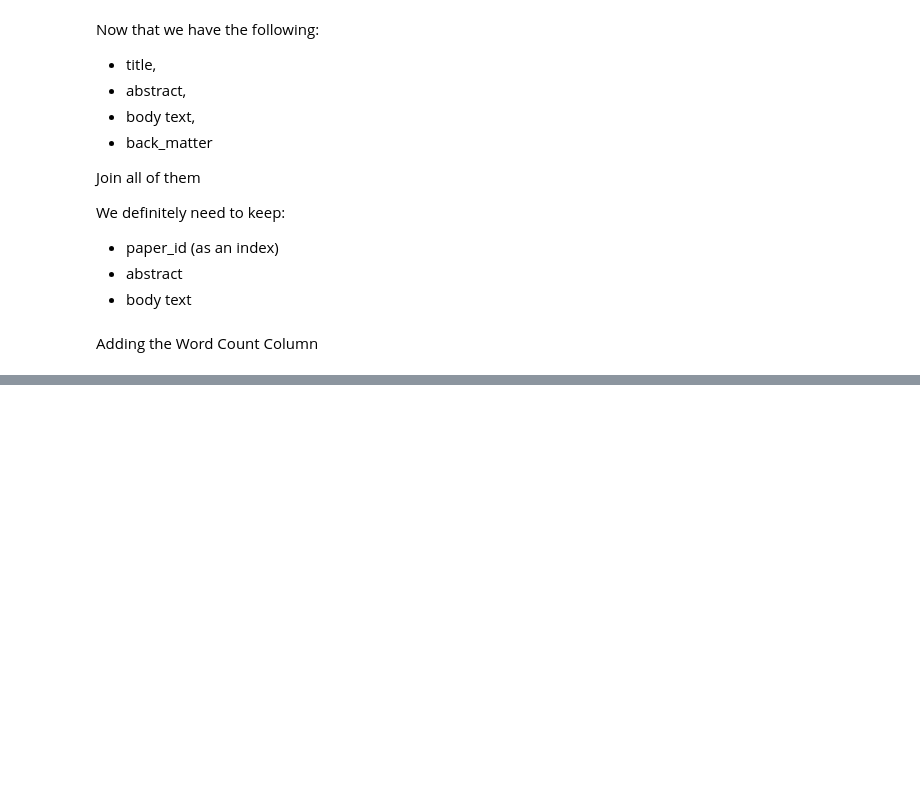
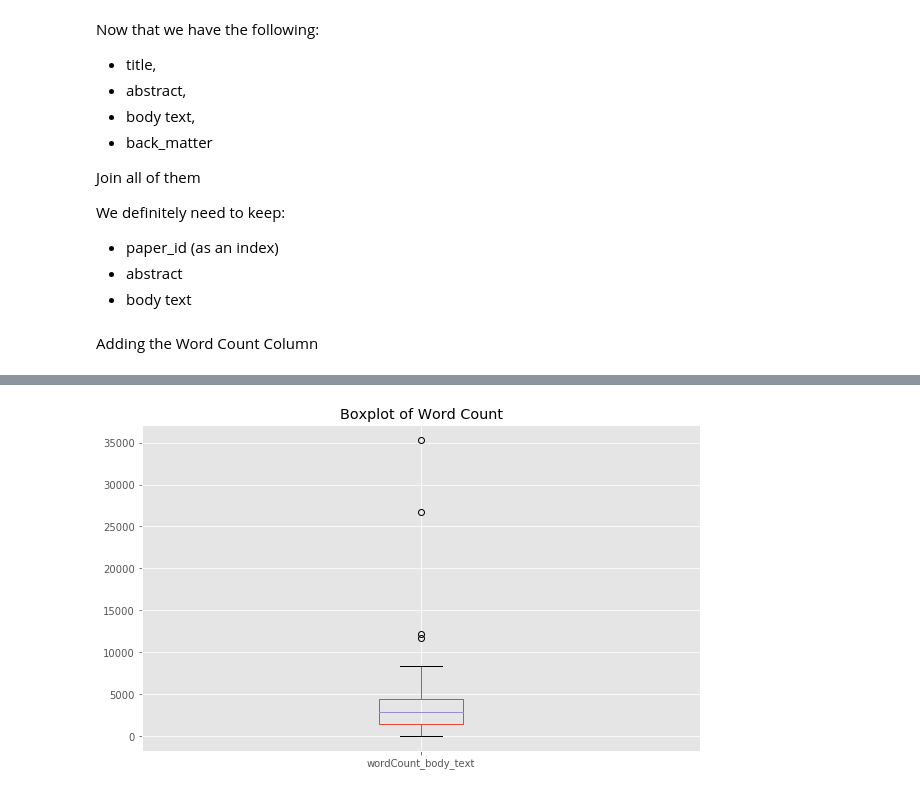
Before and after one commit to pdhimal1/COVID19-Topic-Modeling, a Jupyter notebook: src/HW3-data-exploration.ipynb, the cells around one changed output, grey strips where cells are left out. Drawn from its saved outputs; the diff is of its cells as text; code cells hidden in the pictures; blank space fills up the shorter version.

```diff
--- a/src/HW3-data-exploration.ipynb
+++ b/src/HW3-data-exploration.ipynb
@@ -145,12 +139,12 @@ Adding the Word Count Column
 # %%
 word_join_f = F.udf(lambda x: [''.join(w) for w in x], StringType())
 # %%
-covid_sql = covid_sql.withColumn("abstract", word_join_f("abstract"))
+# covid_sql = covid_sql.withColumn("abstract", word_join_f("abstract"))
 covid_sql = covid_sql.withColumn("body_text", word_join_f("body_text"))
 # %%
 # see https://stackoverflow.com/questions/48927271/count-number-of-words-in-a-spark-dataframe
-df_with_wc = covid_sql.withColumn('wordCount_abstract', F.size(F.split(F.col('abstract'), ' ')))
-df_with_wc = df_with_wc.withColumn('wordCount_body_text', F.size(F.split(F.col('body_text'), ' ')))
+# df_with_wc = covid_sql.withColumn('wordCount_abstract', F.size(F.split(F.col('abstract'), ' ')))
+df_with_wc = covid_sql.withColumn('wordCount_body_text', F.size(F.split(F.col('body_text'), ' ')))
 
 df_with_wc.limit(10).toPandas()
 # %% [output]
@@ -167,0 +162,8 @@ df_with_wc.limit(10).toPandas()
+# %%
+df_with_wc.limit(100).toPandas()[['wordCount_body_text']] \
+        .plot(kind='box',
+              title='Boxplot of Word Count',
+              figsize=(10, 6))
+plt.show()
+# %% [output]
+[figure, added]
```
Also changed, not shown: parts of 6 cells of this notebook, 1 other file.
